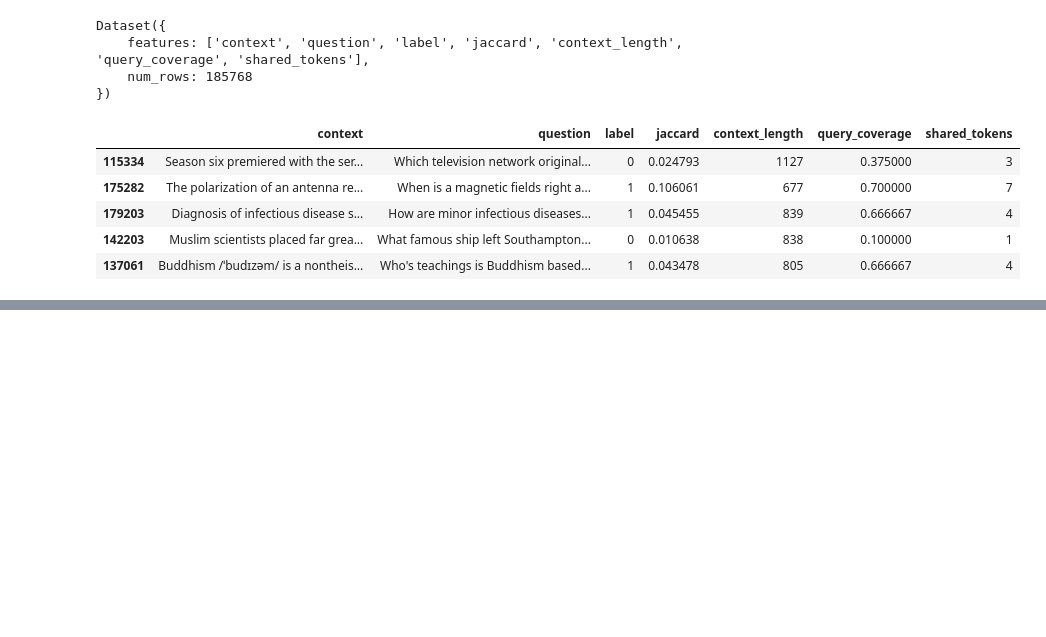
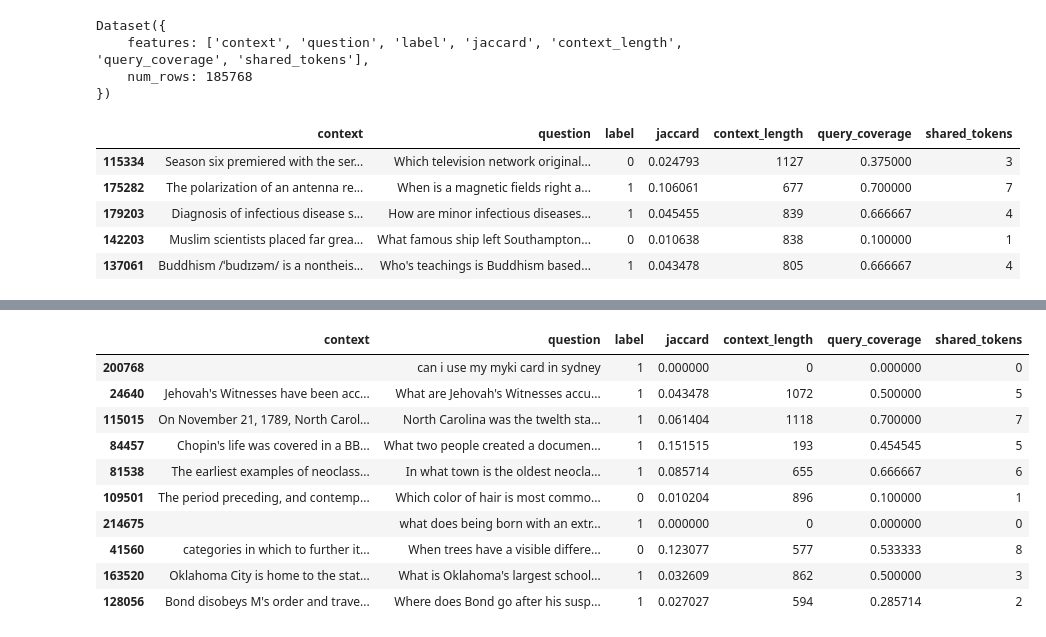
Before and after one commit to vallumadhu/Context-Valve, a Jupyter notebook: data_preprocessing/data.ipynb, the cells around one changed output, grey strips where cells are left out. Saved outputs shown, nothing was run; the diff lists cells and outputs as text; code cells hidden in the pictures; blank space fills up the shorter version.

```diff
--- a/data_preprocessing/data.ipynb
+++ b/data_preprocessing/data.ipynb
@@ -164,0 +257,3 @@ df.sample(5)
+# %%
+squad2_unanswerable = squad_ds.filter(lambda x: len(x['answers']['text']) == 0)
+squad2_unanswerable
@@ -164,0 +271,6 @@ df.sample(5)
+# %%
+squad2_unanswerable = concatenate_datasets([squad2_unanswerable['train'], squad2_unanswerable['validation']])
+squad2_unanswerable = squad2_unanswerable.remove_columns(['id', 'title', 'answers'])
+# %%
+squad2_unanswerable = squad2_unanswerable.map(lambda example: add_label(example, label=0))
+squad2_unanswerable = squad2_unanswerable.map(add_features)
@@ -164,0 +294,20 @@ df.sample(5)
+# %%
+main_df = pd.read_csv('../datasets/SQuAD_processed.csv')
+squad2_unanswerable = squad2_unanswerable.to_pandas()
+
+merged_df = pd.concat([main_df, squad2_unanswerable], ignore_index=True)
+# %%
+merged_df['context'] = merged_df['context'].fillna('')
+merged_df.sample(10)
+# %% [output]
+|  | context | question | label | jaccard | context_length | query_coverage | shared_tokens |
+| 200768 |  | can i use my myki card in sydney | 1 | 0.000000 | 0 | 0.000000 | 0 |
+| 24640 | Jehovah's Witnesses have been acc... | What are Jehovah's Witnesses accu... | 1 | 0.043478 | 1072 | 0.500000 | 5 |
+| 115015 | On November 21, 1789, North Carol... | North Carolina was the twelth sta... | 1 | 0.061404 | 1118 | 0.700000 | 7 |
+| 84457 | Chopin's life was covered in a BB... | What two people created a documen... | 1 | 0.151515 | 193 | 0.454545 | 5 |
+| 81538 | The earliest examples of neoclass... | In what town is the oldest neocla... | 1 | 0.085714 | 655 | 0.666667 | 6 |
+| 109501 | The period preceding, and contemp... | Which color of hair is most commo... | 0 | 0.010204 | 896 | 0.100000 | 1 |
+| 214675 |  | what does being born with an extr... | 1 | 0.000000 | 0 | 0.000000 | 0 |
+| 41560 | categories in which to further it... | When trees have a visible differe... | 0 | 0.123077 | 577 | 0.533333 | 8 |
+| 163520 | Oklahoma City is home to the stat... | What is Oklahoma's largest school... | 1 | 0.032609 | 862 | 0.500000 | 3 |
+| 128056 | Bond disobeys M's order and trave... | Where does Bond go after his susp... | 1 | 0.027027 | 594 | 0.285714 | 2 |
```
Also changed, not shown: parts of 22 cells of this notebook.
